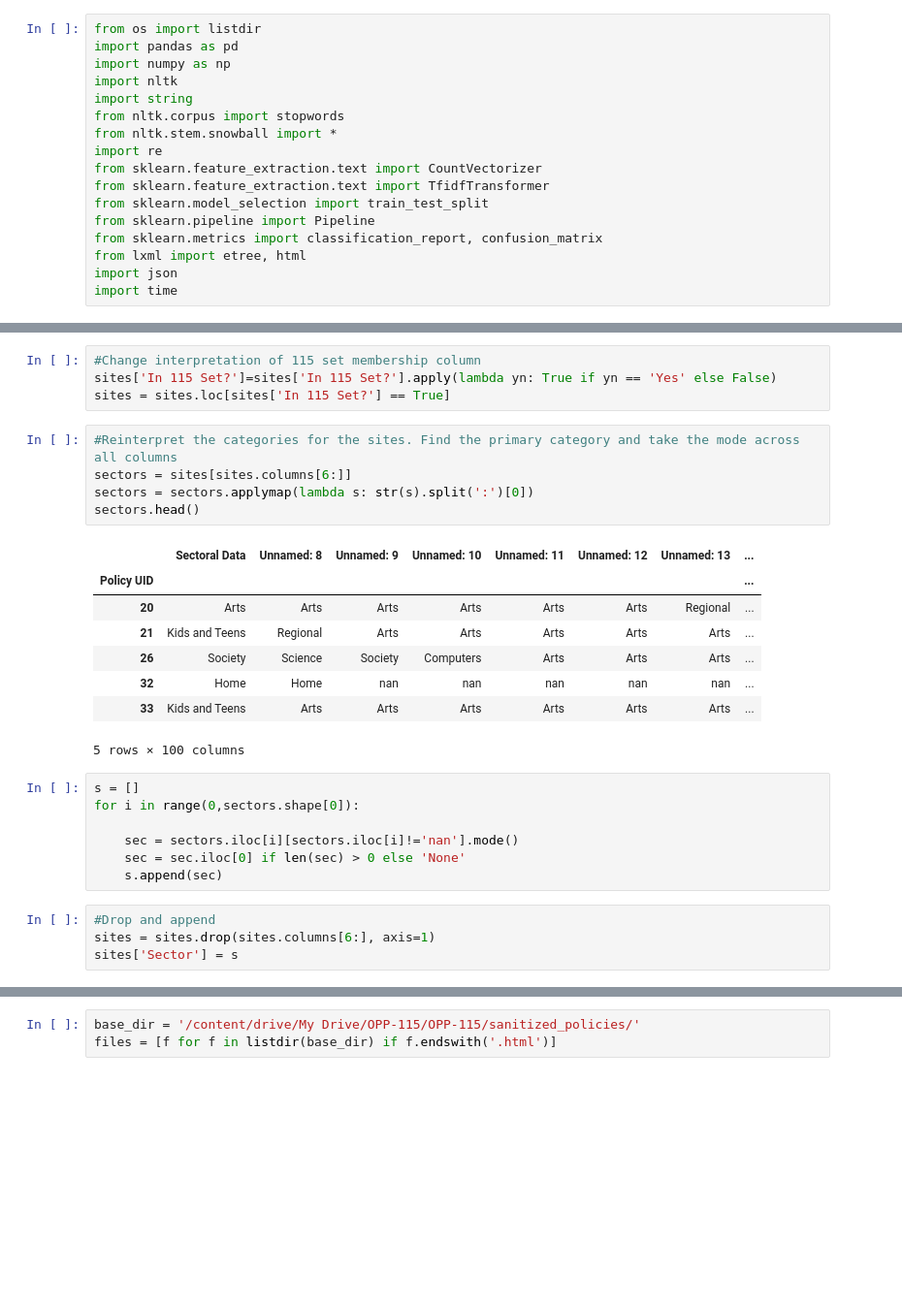
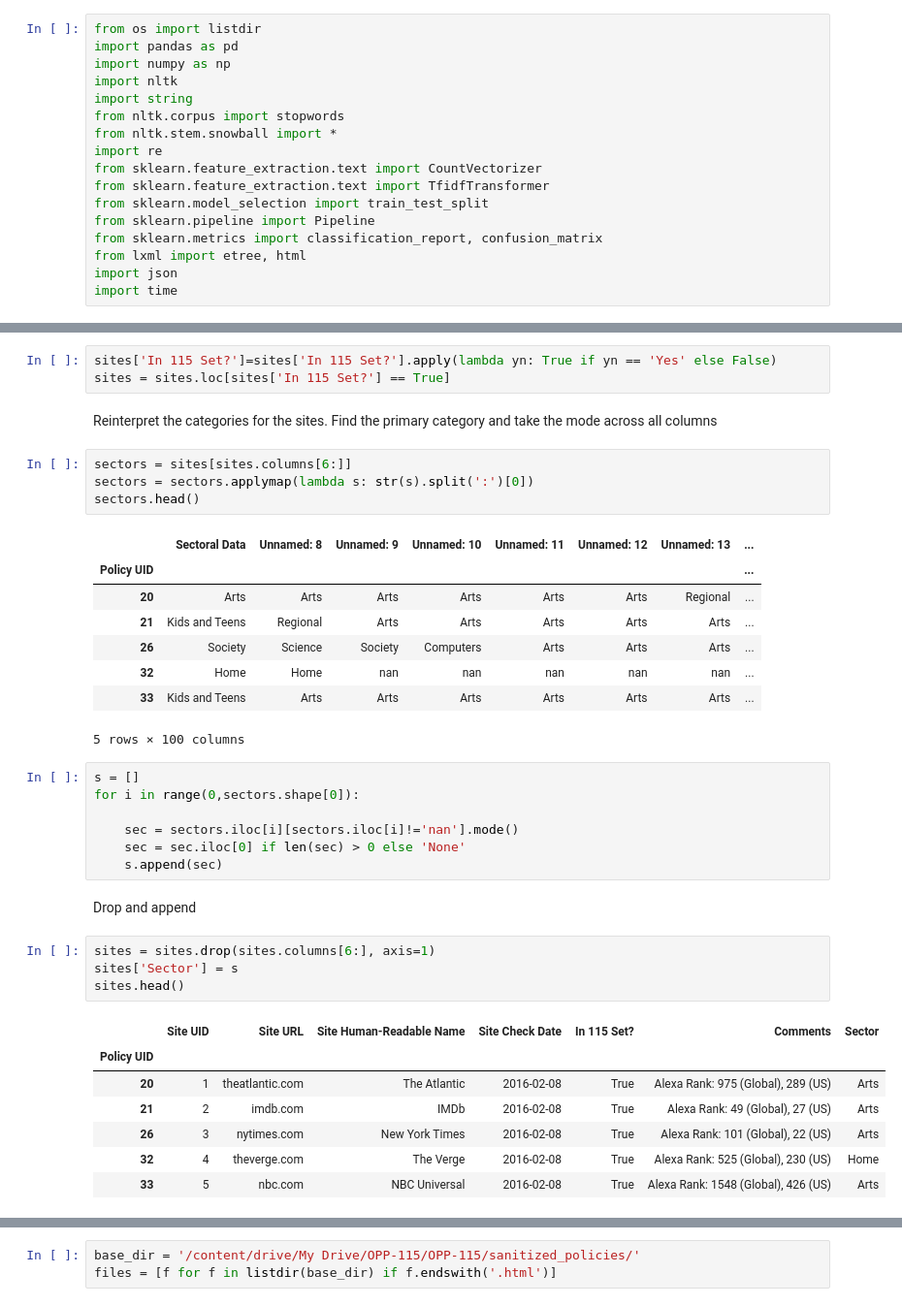
Before and after one commit to bachhvu/Policy-NLP, a Jupyter notebook: Loading_Data.ipynb, the cells around one changed output, grey strips where cells are left out. Shown at 97% size. Drawn from its saved outputs; the diff is of its cells as text; blank space fills up the shorter version.

```diff
--- a/Loading_Data.ipynb
+++ b/Loading_Data.ipynb
@@ -32,9 +42,9 @@ sites.head()
 # %%
-#Change interpretation of 115 set membership column
 sites['In 115 Set?']=sites['In 115 Set?'].apply(lambda yn: True if yn == 'Yes' else False)
 sites = sites.loc[sites['In 115 Set?'] == True]
+# %% [markdown]
+Reinterpret the categories for the sites. Find the primary category and take the mode across all columns
 # %%
-#Reinterpret the categories for the sites. Find the primary category and take the mode across all columns
 sectors = sites[sites.columns[6:]]
 sectors = sectors.applymap(lambda s: str(s).split(':')[0])
 sectors.head()
@@ -54,7 +64,17 @@ for i in range(0,sectors.shape[0]):
     sec = sectors.iloc[i][sectors.iloc[i]!='nan'].mode()
     sec = sec.iloc[0] if len(sec) > 0 else 'None'
     s.append(sec)
+# %% [markdown]
+Drop and append
 # %%
-#Drop and append
 sites = sites.drop(sites.columns[6:], axis=1)
 sites['Sector'] = s
+sites.head()
+# %% [output]
+|  | Site UID | Site URL | Site Human-Readable Name | Site Check Date | In 115 Set? | Comments | Sector |
+| Policy UID |  |  |  |  |  |  |  |
+| 20 | 1 | theatlantic.com | The Atlantic | 2016-02-08 | True | Alexa Rank: 975 (Global), 289 (US) | Arts |
+| 21 | 2 | imdb.com | IMDb | 2016-02-08 | True | Alexa Rank: 49 (Global), 27 (US) | Arts |
+| 26 | 3 | nytimes.com | New York Times | 2016-02-08 | True | Alexa Rank: 101 (Global), 22 (US) | Arts |
+| 32 | 4 | theverge.com | The Verge | 2016-02-08 | True | Alexa Rank: 525 (Global), 230 (US) | Home |
+| 33 | 5 | nbc.com | NBC Universal | 2016-02-08 | True | Alexa Rank: 1548 (Global), 426 (US) | Arts |
```
Also changed, not shown: parts of 33 cells of this notebook.
